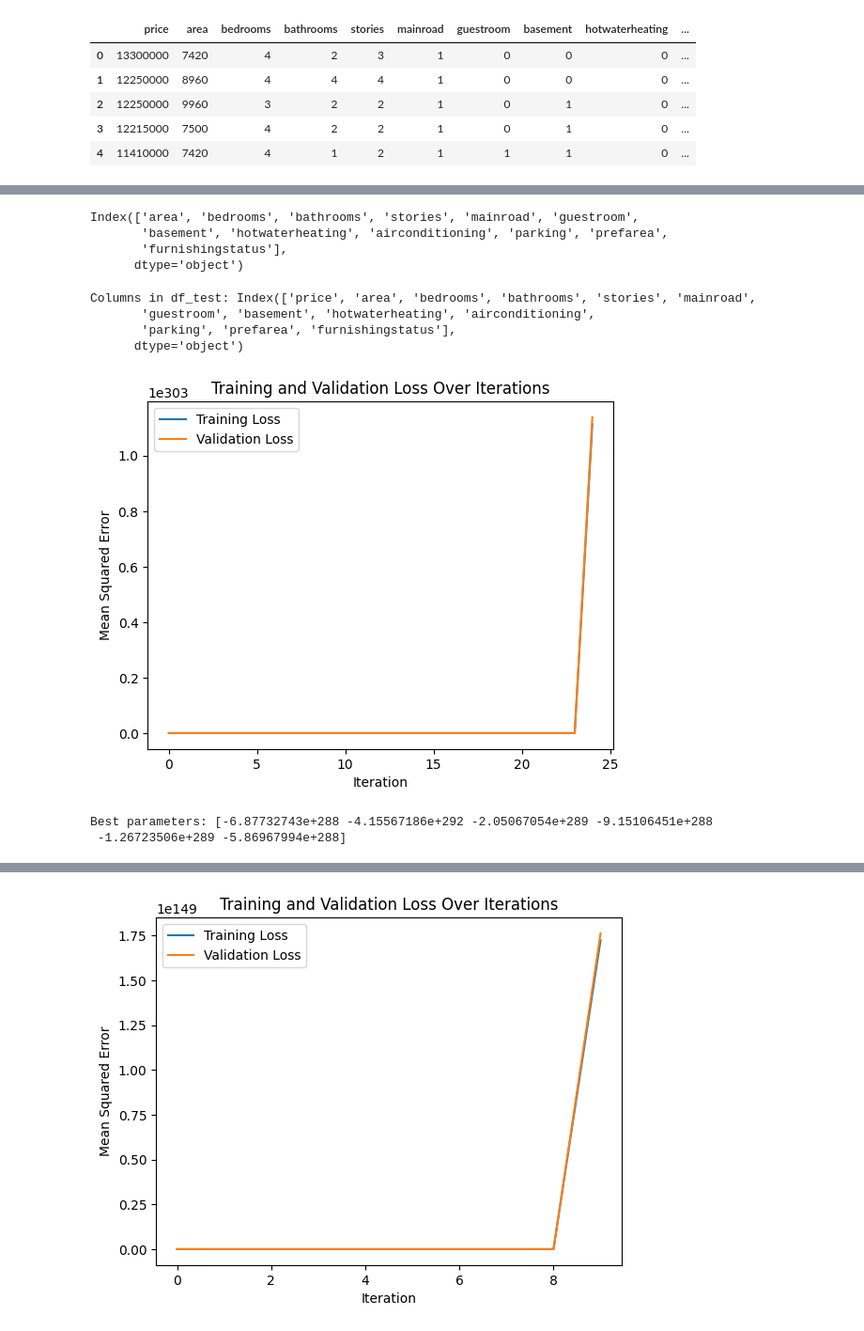
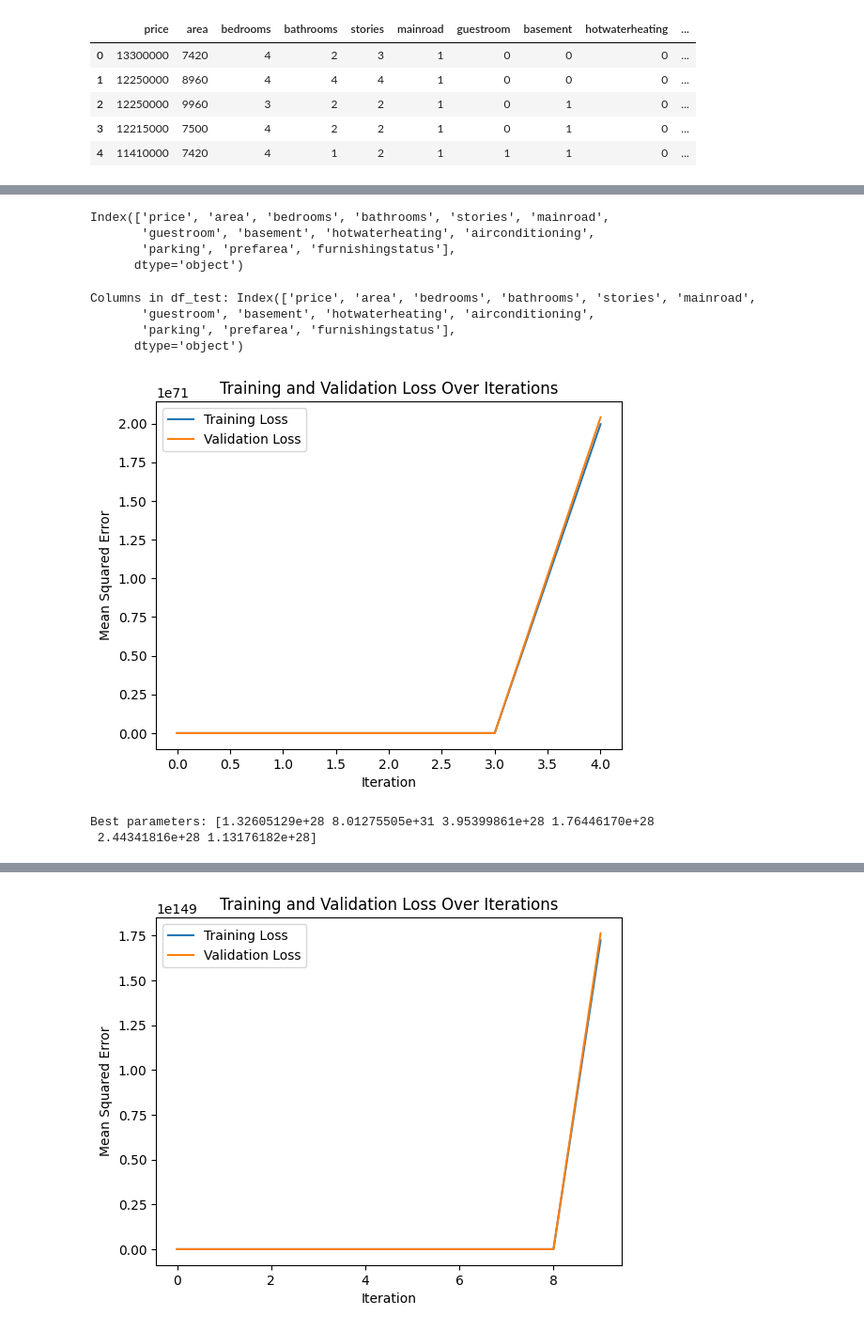
Before and after one commit to Swayyum/Intro-to-ML, a Jupyter notebook: HW2.ipynb, the cells around one changed output, grey strips where cells are left out. Shown at 94% size. Saved outputs shown, nothing was run; the diff lists cells and outputs as text; code cells hidden in the pictures.

```diff
--- a/HW2.ipynb
+++ b/HW2.ipynb
@@ -73,7 +73,3 @@ from sklearn.model_selection import train_test_split
 # We specify this so that the train and test data set always have the same rows, respectively
 np.random.seed(112)
 df_train, df_test = train_test_split(housing, train_size = 0.8, test_size = 0.2, random_state = 100)
-# %%
-y_train = df_train.pop('price')
-X_train = df_train
-X_train.head()
@@ -87,9 +76,9 @@ X_train.head()
 # %%
 print(df_train.columns)
 # %% [output]
-Index(['area', 'bedrooms', 'bathrooms', 'stories', 'mainroad', 'guestroom',
-       'basement', 'hotwaterheating', 'airconditioning', 'parking', 'prefarea',
-       'furnishingstatus'],
+Index(['price', 'area', 'bedrooms', 'bathrooms', 'stories', 'mainroad',
+       'guestroom', 'basement', 'hotwaterheating', 'airconditioning',
+       'parking', 'prefarea', 'furnishingstatus'],
       dtype='object')
 # %%
 print("Columns in df_test:", df_test.columns)
@@ -105,7 +94,7 @@ import matplotlib.pyplot as plt
 # 1. Select the data for the specific input features and target output
 selected_features_a = ['area', 'bedrooms', 'bathrooms', 'stories', 'parking']
 X_a = df_train[selected_features_a].values
-y_a = y_train.values.reshape(-1, 1)
+y_a = df_train['price'].values.reshape(-1, 1)
 
 # 2. Split the data into training and validation sets
 X_train = X_a
@@ -115,39 +104,39 @@ y_val = df_test['price'].values.reshape(-1, 1)
 
 # 3. Train a simple linear regression model using gradient descent
 learning_rate = 0.01
-n_iterations = 50
+n_iterations = 5
 m = len(X_train)
 
 # initial values
 theta = np.zeros((X_train.shape[1] + 1, 1))
 
 X_b_train = np.c_[np.ones((len(X_train), 1)), X_train]
 X_b_val = np.c_[np.ones((len(X_val), 1)), X_val]
 
 train_losses = []
 val_losses = []
 
 for iteration in range(n_iterations):
     gradients = 2/m * X_b_train.T.dot(X_b_train.dot(theta) - y_train)
     theta -= learning_rate * gradients
 
     train_loss = (1/m) * np.sum(np.square(X_b_train.dot(theta) - y_train))
     val_loss = (1/len(X_val)) * np.sum(np.square(X_b_val.dot(theta) - y_val))
 
     train_losses.append(train_loss)
     val_losses.append(val_loss)
 
 # 4. Plot the training and validation loss after each iteration
 plt.plot(train_losses, label="Training Loss")
 plt.plot(val_losses, label="Validation Loss")
 plt.xlabel("Iteration")
 plt.ylabel("Mean Squared Error")
 plt.legend()
 plt.title("Training and Validation Loss Over Iterations")
 plt.show()
 
 print(f"Best parameters: {theta.ravel()}")
 # %% [output]
-[figure, old version]
+[figure, new version]
-Best parameters: [-6.87732743e+288 -4.15567186e+292 -2.05067054e+289 -9.15106451e+288
- -1.26723506e+289 -5.86967994e+288]
+Best parameters: [1.32605129e+28 8.01275505e+31 3.95399861e+28 1.76446170e+28
+ 2.44341816e+28 1.13176182e+28]
```
Also changed, not shown: parts of 9 cells of this notebook.
